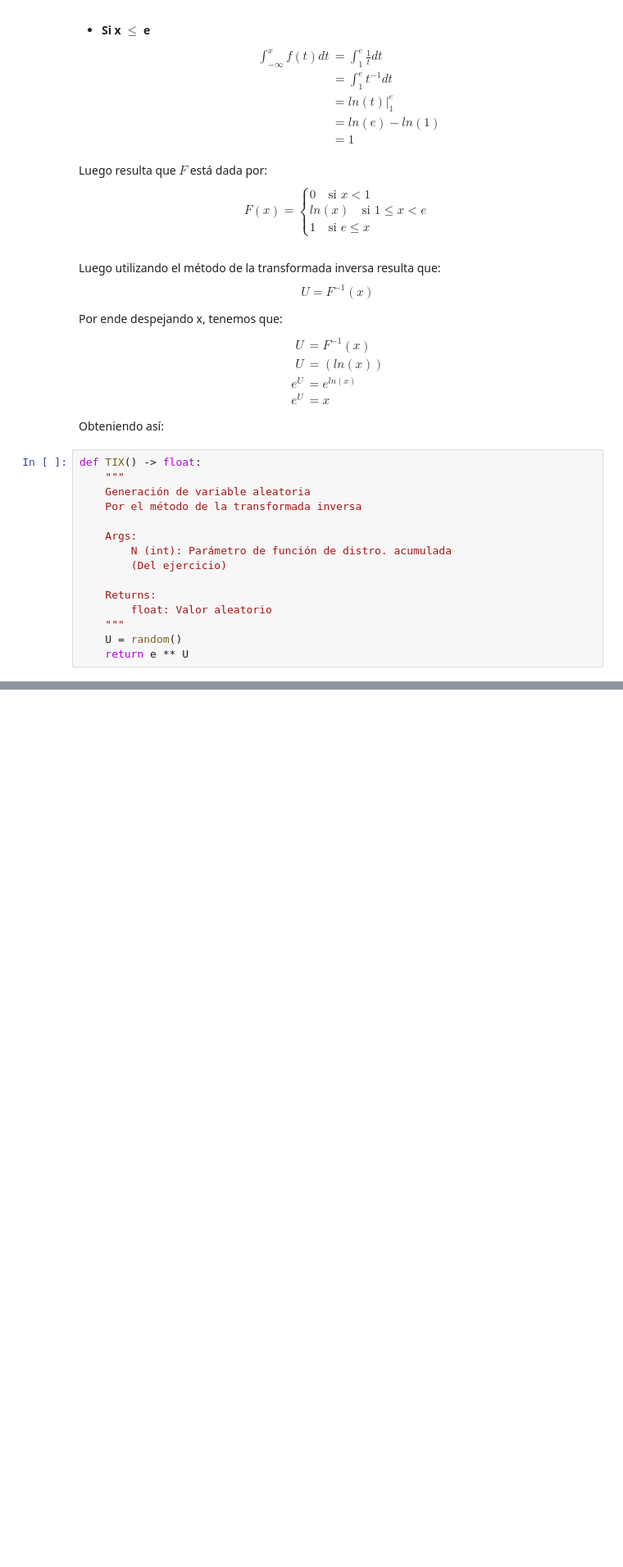
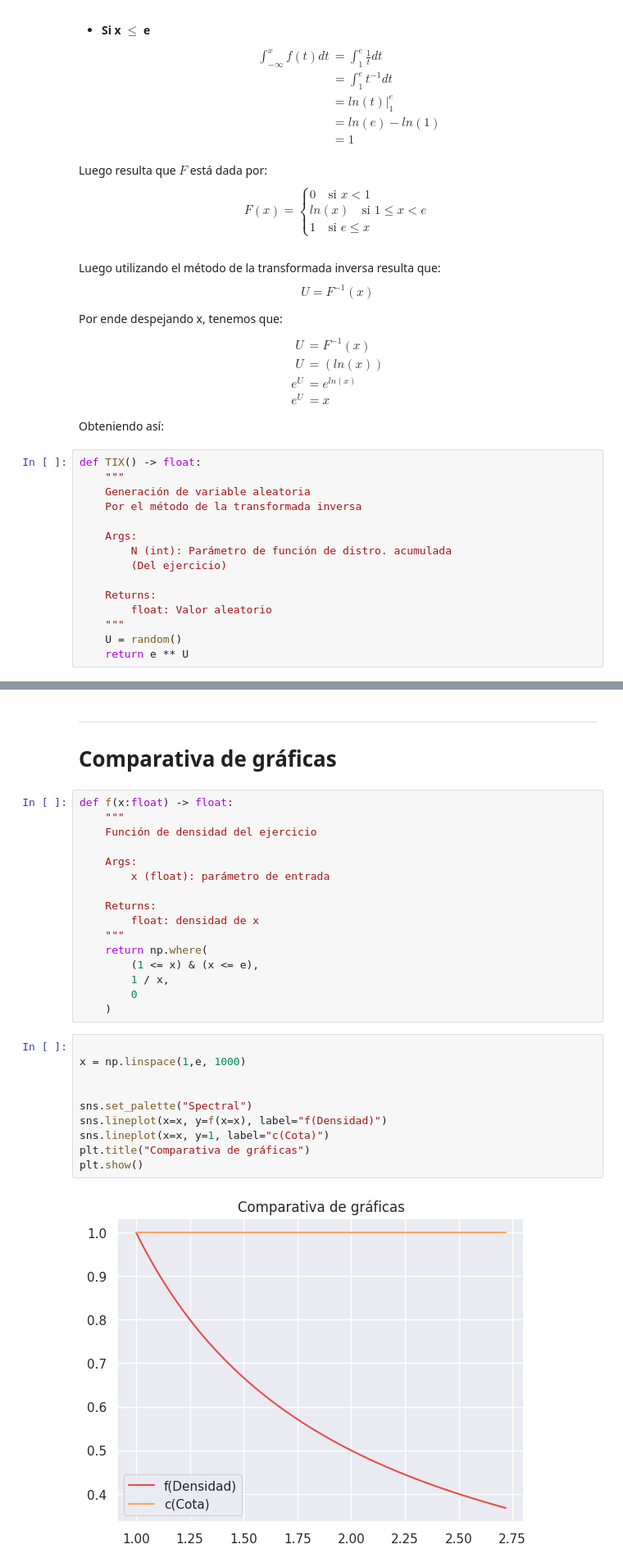
Before and after one commit to alvaro-mediina/modelos-y-simulacion-2025, a Jupyter notebook: tp5-var-aleatorias-continuas/Ejercicio.7.ipynb, the cells around one changed output, grey strips where cells are left out. Shown at 82% size. Saved outputs shown, nothing was run; the diff lists cells and outputs as text; blank space fills up the shorter version.

Commit message:
feat: :sparkles: Ejercicio 7-i MR

```diff
--- a/tp5-var-aleatorias-continuas/Ejercicio.7.ipynb
+++ b/tp5-var-aleatorias-continuas/Ejercicio.7.ipynb
@@ -102,0 +150,31 @@ def TIX() -> float:
+# %% [markdown]
+---
+# Comparativa de gráficas
+# %%
+def f(x:float) -> float:
+    """
+    Función de densidad del ejercicio
+
+    Args:
+        x (float): parámetro de entrada
+
+    Returns:
+        float: densidad de x
+    """
+    return np.where(
+        (1 <= x) & (x <= e),
+        1 / x,
+        0
+    )
+# %%
+
+x = np.linspace(1,e, 1000)
+
+
+sns.set_palette("Spectral")
+sns.lineplot(x=x, y=f(x=x), label="f(Densidad)")
+sns.lineplot(x=x, y=1, label="c(Cota)")
+plt.title("Comparativa de gráficas")
+plt.show()
+# %% [output]
+[figure, added]
```
Also changed, not shown: parts of 3 cells of this notebook.
